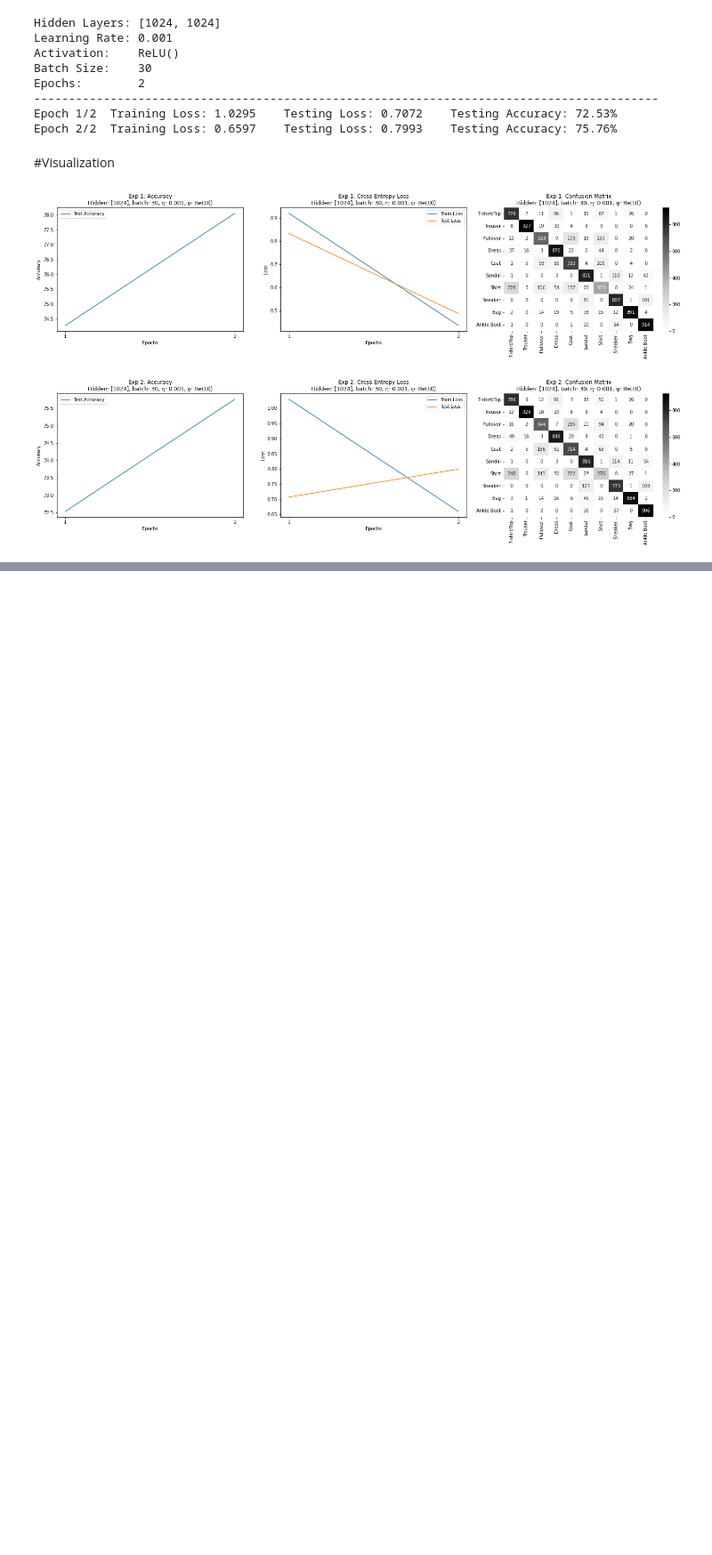
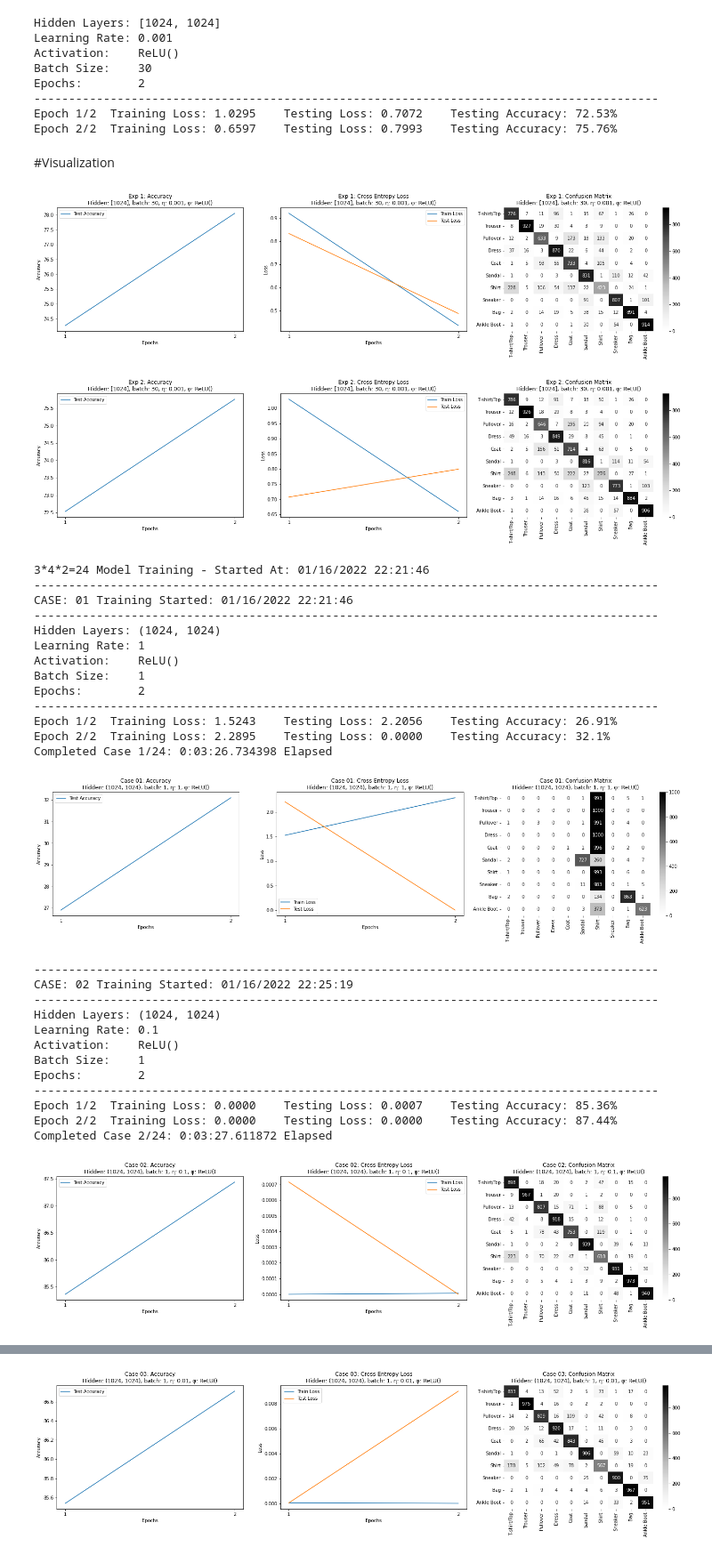
Before and after one commit to Rhitabrat/deep-learning-CS510, a Jupyter notebook: hw1/main.ipynb, the cells around one changed output, grey strips where cells are left out. Shown at 89% size. Cells and saved outputs as stored; diff of their text form; code cells hidden in the pictures; blank space fills up the shorter version.

Commit message:
[Created using Colaboratory] second task done

```diff
--- a/hw1/main.ipynb
+++ b/hw1/main.ipynb
@@ -325,3 +325,82 @@ display_model_visuals(model_2, "Exp 2")
 # %% [output]
 [figure]
 [figure]
+# %%
+import time
+import time as timer
+import datetime
+from datetime import timedelta
+
+start = timer.time()
+timestamp_pretty = time.strftime("%m/%d/%Y %H:%M:%S")
+timestamp = time.strftime("%Y%m%d-%H%M%S")
+print(f"3*4*2=24 Model Training - Started At: {timestamp_pretty}")
+
+hidden_size = (1024, 1024)
+momentum = 0
+epochs = 2
+
+# for faster testing
+# params = {
+#     'batch_size': [1],
+#     'activation': [nn.ReLU()],
+#     'learn_rate': [1, 0.1],
+# }
+
+params = {
+    'batch_size': [1, 10, 1000],
+    'activation': [nn.ReLU(), nn.Sigmoid()],
+    'learn_rate': [1, 0.1, 0.01, 0.001],
+}
+
+i = 0
+for batch_size in params['batch_size']:
+    for activation in params['activation']:
+        for learn_rate in params['learn_rate']:
+            i += 1
+            start_iteration = timer.time()
+            start_train = datetime.datetime.now()
+            start_train_str = start_train.strftime("%m/%d/%Y %H:%M:%S")
+            print("------------------------------------------------------------------------------------------")
+            print(f"CASE: {i:02d} Training Started: {start_train_str}")
+            print("------------------------------------------------------------------------------------------")
+
+            model = FashionModel(data_train=data_train, data_test=data_test, batch_size=batch_size)
+            model.train(hidden_size=hidden_size, activation=activation,
+                            learn_rate=learn_rate, momentum=momentum, epochs=epochs)
+
+            elapsed = (time.time() - start_iteration)
+            print(f"Completed Case {i}/24: {str(timedelta(seconds=elapsed))} Elapsed\n")
+
+            display_model_visuals(model, f"Case {i:02d}");
+
+elapsed = (time.time() - start)
+print(f"Total Elapsed Time: {str(timedelta(seconds=elapsed))}\n\n")
+# %% [output]
+3*4*2=24 Model Training - Started At: 01/16/2022 22:21:46
+------------------------------------------------------------------------------------------
+CASE: 01 Training Started: 01/16/2022 22:21:46
+------------------------------------------------------------------------------------------
+Hidden Layers: (1024, 1024)
+Learning Rate: 1
+Activation:    ReLU()
+Batch Size:    1
+Epochs:        2
+------------------------------------------------------------------------------------------
+Epoch 1/2  Training Loss: 1.5243    Testing Loss: 2.2056    Testing Accuracy: 26.91%
+Epoch 2/2  Training Loss: 2.2895    Testing Loss: 0.0000    Testing Accuracy: 32.1%
+Completed Case 1/24: 0:03:26.734398 Elapsed
+[figure, added]
+------------------------------------------------------------------------------------------
+CASE: 02 Training Started: 01/16/2022 22:25:19
+------------------------------------------------------------------------------------------
+Hidden Layers: (1024, 1024)
+Learning Rate: 0.1
+Activation:    ReLU()
+Batch Size:    1
+Epochs:        2
+------------------------------------------------------------------------------------------
+Epoch 1/2  Training Loss: 0.0000    Testing Loss: 0.0007    Testing Accuracy: 85.36%
+Epoch 2/2  Training Loss: 0.0000    Testing Loss: 0.0000    Testing Accuracy: 87.44%
+Completed Case 2/24: 0:03:27.611872 Elapsed
+[figure, added]
@@ -327,0 +419 @@ display_model_visuals(model_2, "Exp 2")
+[figure, added]
```
Also changed, not shown: parts of 1 cell of this notebook.
